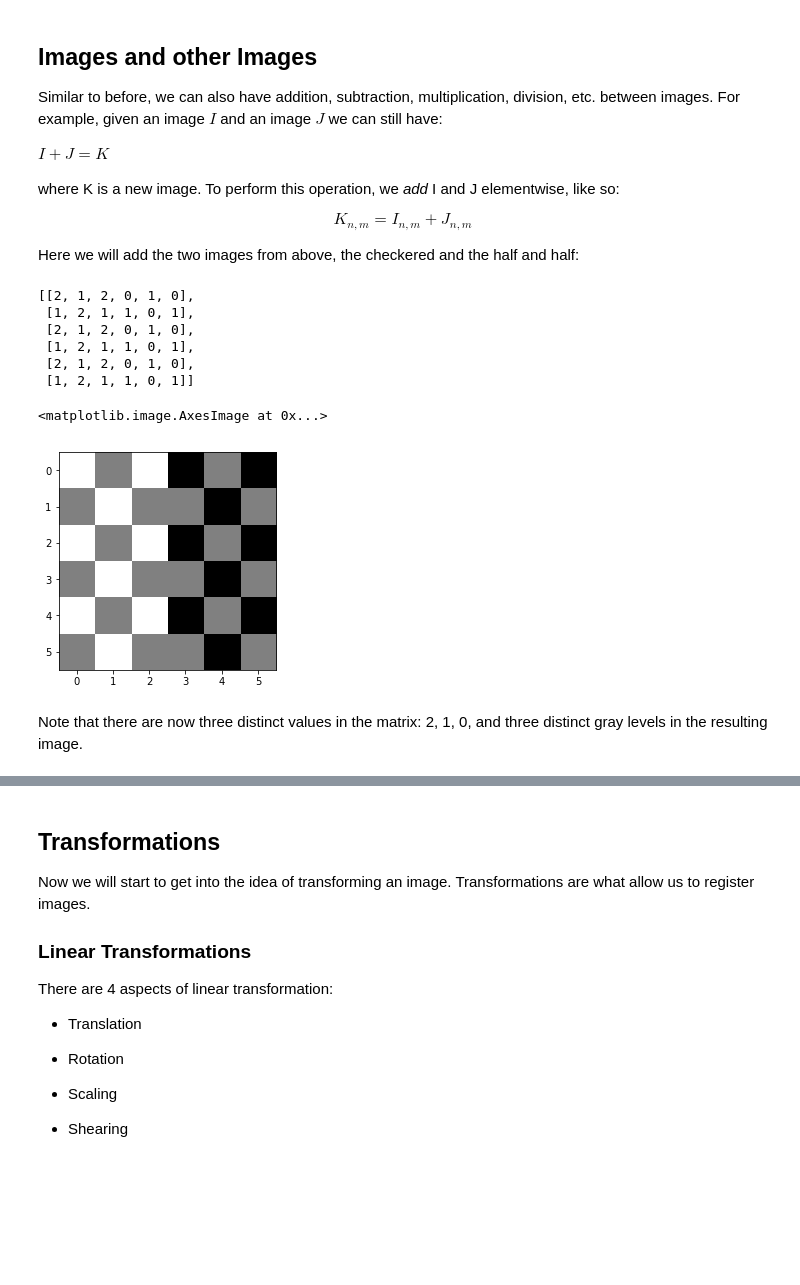
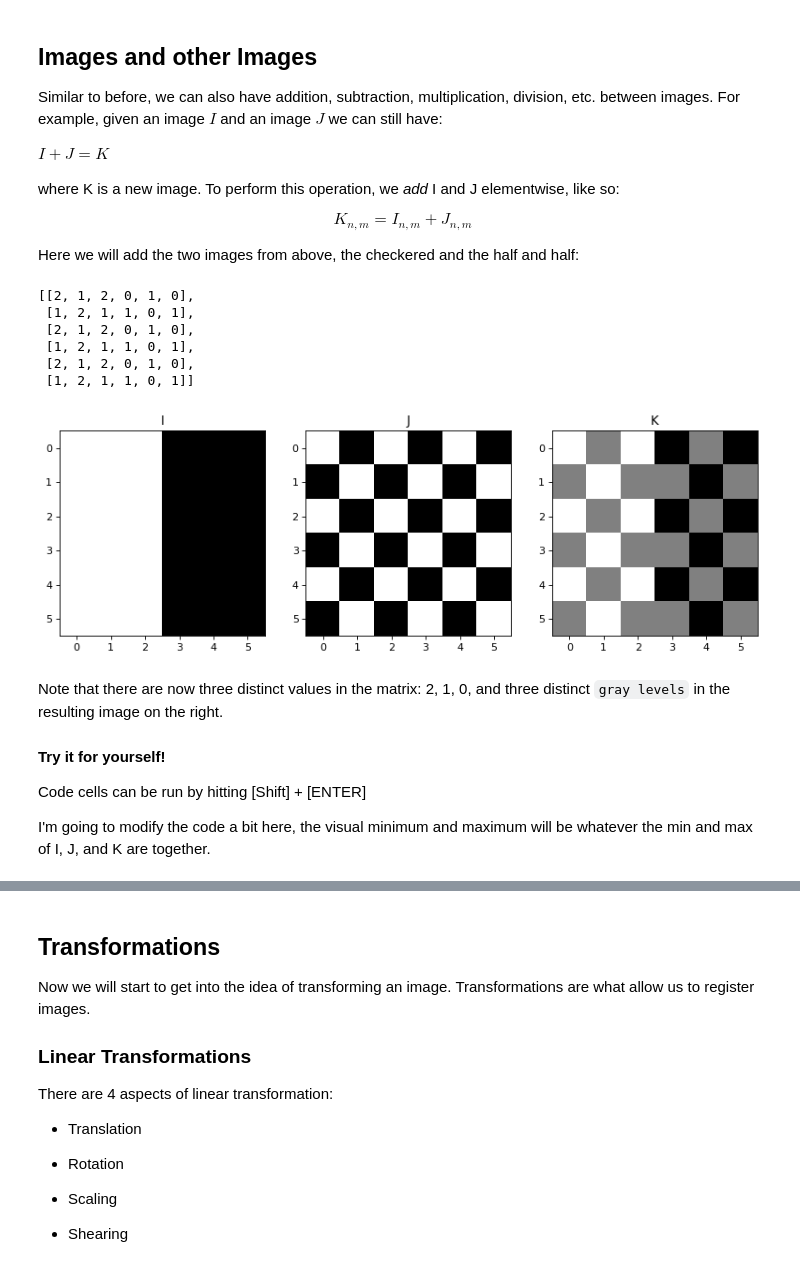
Before and after one commit to dasturge/notebooks, a Jupyter notebook: dcanImageMathIntro.ipynb, the cells around one changed output, grey strips where cells are left out. Cells and saved outputs as stored; diff of their text form; code cells hidden in the pictures; blank space fills up the shorter version.

```diff
--- a/dcanImageMathIntro.ipynb
+++ b/dcanImageMathIntro.ipynb
@@ -171,19 +203,36 @@ where K is a new image.  To perform this operation, we *add* I and J elementwise
 $$ K_{n,m} = I_{n,m} + J_{n,m} $$
 
 Here we will add the two images from above, the checkered and the half and half:
-# %%
-I = grid1; J = grid2
-K = I + J
-pprint(K.tolist())
-plt.imshow(K, cmap='gray')
-# %% [output]
-[[2, 1, 2, 0, 1, 0],
- [1, 2, 1, 1, 0, 1],
- [2, 1, 2, 0, 1, 0],
- [1, 2, 1, 1, 0, 1],
- [2, 1, 2, 0, 1, 0],
- [1, 2, 1, 1, 0, 1]]
-<matplotlib.image.AxesImage at 0x...>
-[figure, removed]
+# %%
+I = grid1; J = grid2
+K = I + J
+pprint(K.tolist())
+
+
+def plot_ijk(I, J, K, vm=None):
+    fig = plt.figure(figsize=(12, 11), dpi= 80, facecolor='w', edgecolor='k')
+    for i, splt in enumerate(zip(('I', 'J', 'K'), [I, J, K])):
+        plt.subplot(1, 3, i + 1)
+        if vm:
+            plt.imshow(splt[1], vmin=vm[0], vmax=vm[1], cmap='gray')
+        else:
+            plt.imshow(splt[1], cmap='gray')
+        plt.title(splt[0])
+
+plot_ijk(I, J, K)
+# %% [output]
+[[2, 1, 2, 0, 1, 0],
+ [1, 2, 1, 1, 0, 1],
+ [2, 1, 2, 0, 1, 0],
+ [1, 2, 1, 1, 0, 1],
+ [2, 1, 2, 0, 1, 0],
+ [1, 2, 1, 1, 0, 1]]
+[figure, added]
 # %% [markdown]
-Note that there are now three distinct values in the matrix: 2, 1, 0, and three distinct gray levels in the resulting image.
+Note that there are now three distinct values in the matrix: 2, 1, 0, and three distinct `gray levels` in the resulting image on the right.
+
+#### Try it for yourself!
+
+Code cells can be run by hitting [Shift] + [ENTER]
+
+I'm going to modify the code a bit here, the visual minimum and maximum will be whatever the min and max of I, J, and K are together.
```
Also changed, not shown: parts of 21 cells of this notebook, 1 other file.
